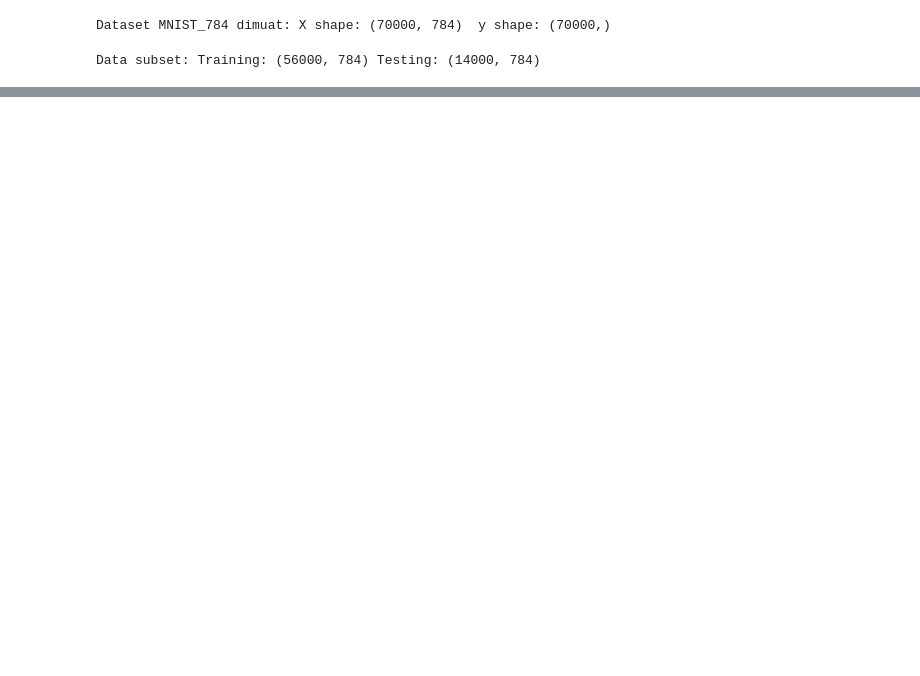
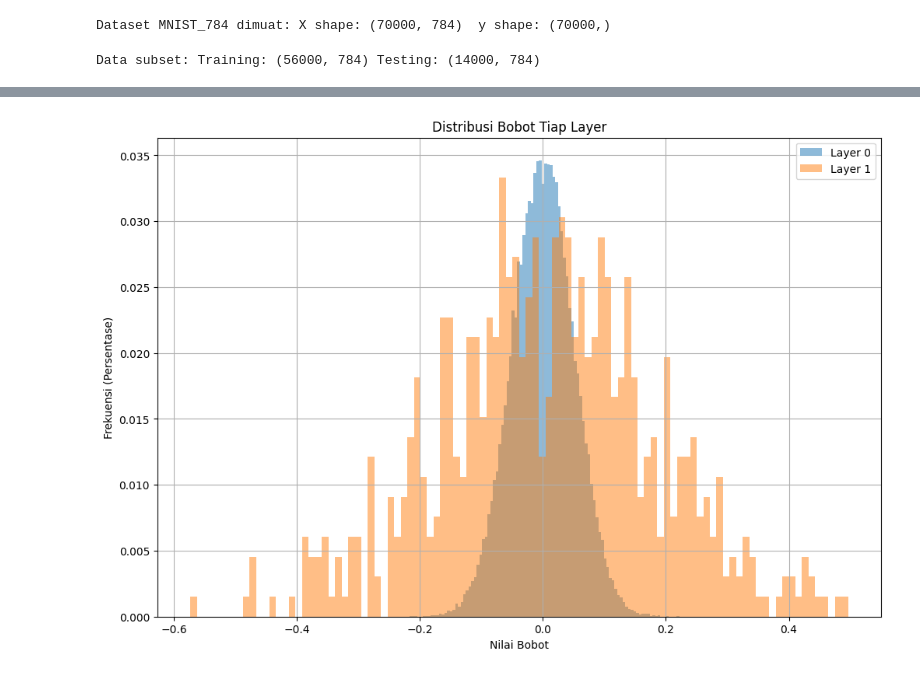
Before and after one commit to mybajwk/ML-49, a Jupyter notebook: src/main.ipynb, the cells around one changed output, grey strips where cells are left out. Saved outputs shown, nothing was run; the diff lists cells and outputs as text; code cells hidden in the pictures; blank space fills up the shorter version.

```diff
--- a/src/main.ipynb
+++ b/src/main.ipynb
@@ -236,0 +237,4 @@ Akurasi model custom FFNN: 0.09421428292989731
+# %%
+custom_model.plot_gradients_distribution([0,1])
+# %% [output]
+[figure, added]
```
Also changed, not shown: parts of 3 cells of this notebook, 2 other files.
